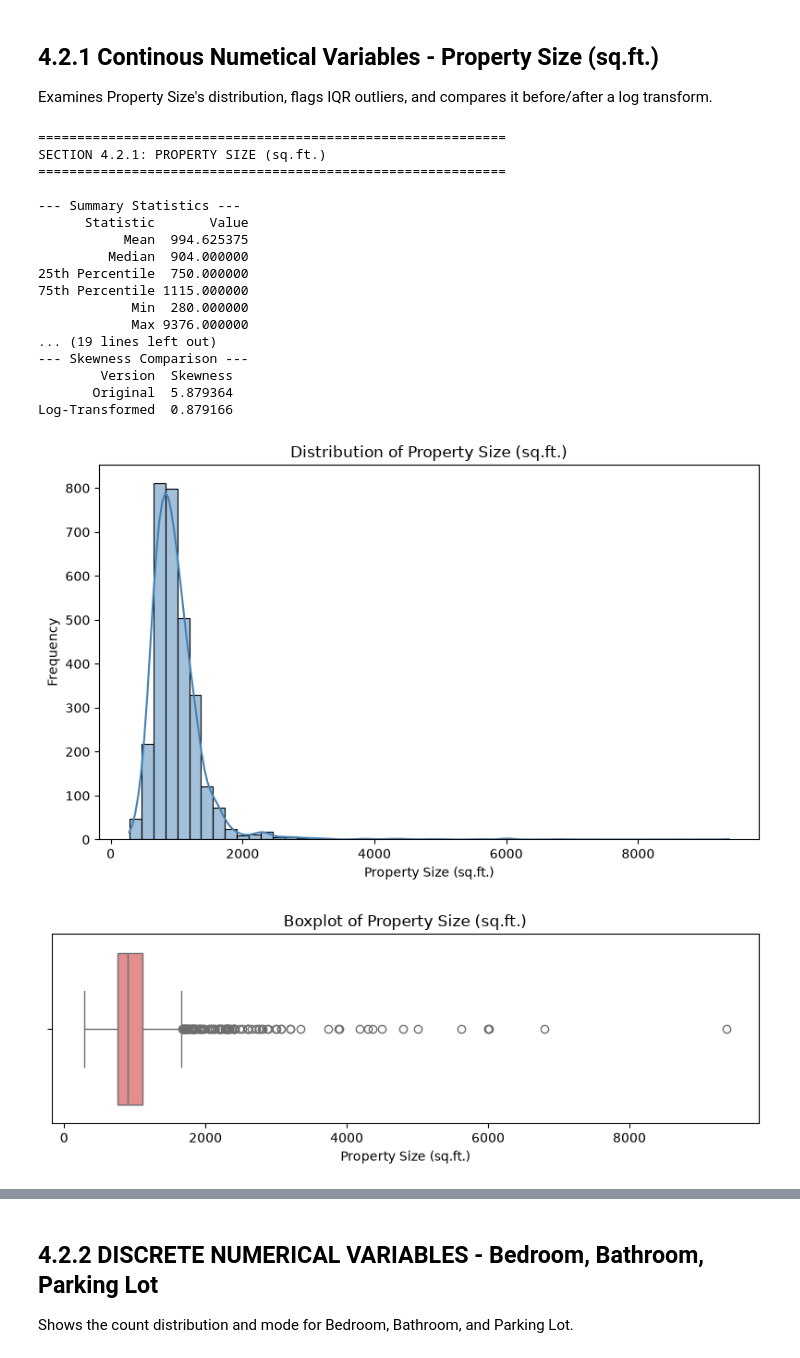
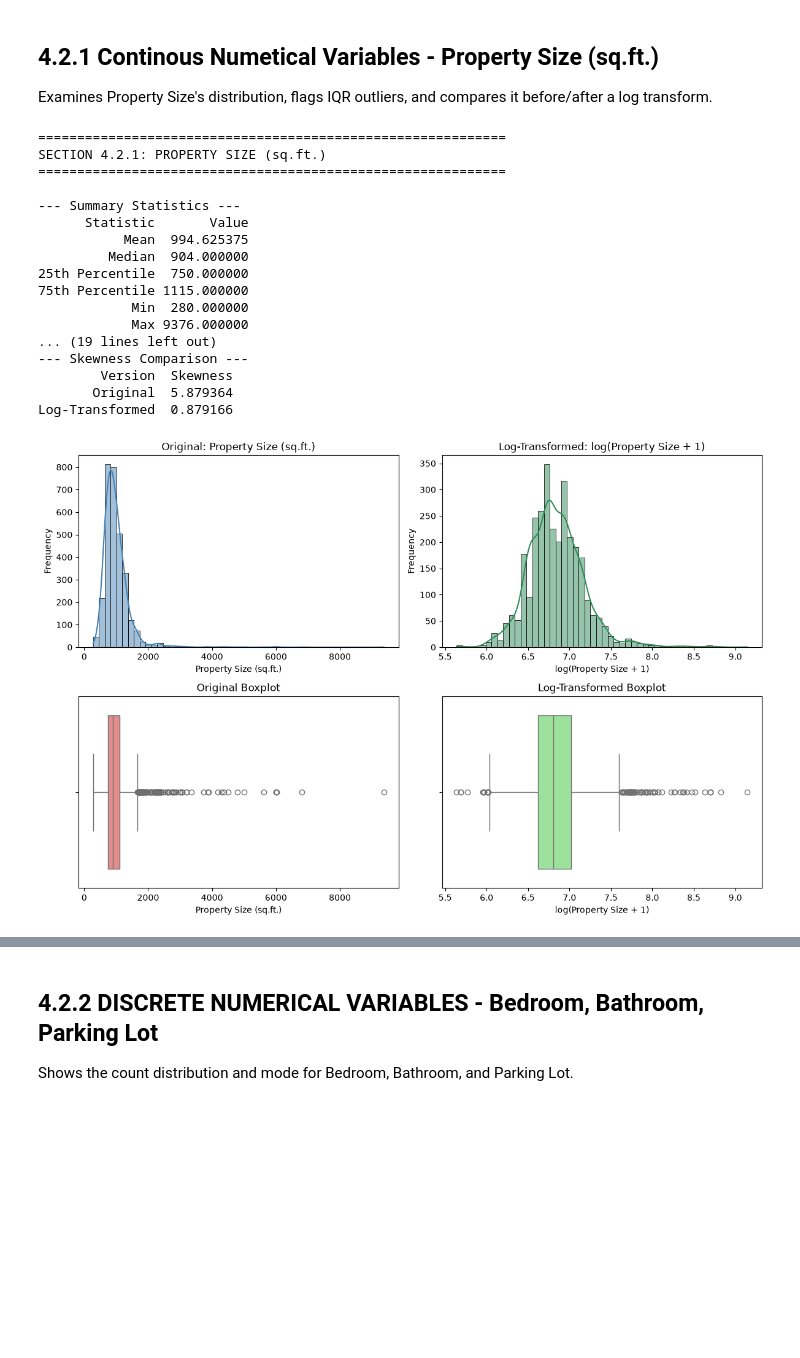
Before and after one commit to Lowzh5/Malaysian-Condominium-Prices-Data, a Jupyter notebook: src/eda.ipynb, the cells around one changed output, grey strips where cells are left out. Drawn from its saved outputs; the diff is of its cells as text; code cells hidden in the pictures; blank space fills up the shorter version.

```diff
--- a/src/eda.ipynb
+++ b/src/eda.ipynb
@@ -346,21 +349,6 @@ print("SECTION 4.2.1: PROPERTY SIZE (sq.ft.)")
 print("=" * 60)
 
 size = df['Property Size'].dropna()
-
-# --- Histogram ---
-plt.figure(figsize=(8, 5))
-sns.histplot(size, bins=50, kde=True, color='steelblue')
-plt.title('Distribution of Property Size (sq.ft.)')
-plt.xlabel('Property Size (sq.ft.)')
-plt.ylabel('Frequency')
-plt.tight_layout()
-
-# --- Boxplot ---
-plt.figure(figsize=(8, 3))
-sns.boxplot(x=size, color='lightcoral')
-plt.title('Boxplot of Property Size (sq.ft.)')
-plt.xlabel('Property Size (sq.ft.)')
-plt.tight_layout()
 
 # --- Summary statistics ---
 summary_table = pd.DataFrame({
@@ -398,37 +386,42 @@ log_size = df['log_Property_Size'].dropna()
 fig, axes = plt.subplots(2, 2, figsize=(12, 8))
 sns.histplot(size, bins=50, kde=True, color='steelblue', ax=axes[0, 0])
 axes[0, 0].set_title('Original: Property Size (sq.ft.)')
+axes[0, 0].set_xlabel('Property Size (sq.ft.)')
+axes[0, 0].set_ylabel('Frequency')
 sns.histplot(log_size, bins=50, kde=True, color='seagreen', ax=axes[0, 1])
 axes[0, 1].set_title('Log-Transformed: log(Property Size + 1)')
+axes[0, 1].set_xlabel('log(Property Size + 1)')
+axes[0, 1].set_ylabel('Frequency')
 sns.boxplot(x=size, color='lightcoral', ax=axes[1, 0])
 axes[1, 0].set_title('Original Boxplot')
+axes[1, 0].set_xlabel('Property Size (sq.ft.)')
 sns.boxplot(x=log_size, color='lightgreen', ax=axes[1, 1])
 axes[1, 1].set_title('Log-Transformed Boxplot')
+axes[1, 1].set_xlabel('log(Property Size + 1)')
 plt.tight_layout()
 
 skew_table = pd.DataFrame({
     'Version': ['Original', 'Log-Transformed'],
     'Skewness': [stats.skew(size), stats.skew(log_size)]
 })
 print("\n--- Skewness Comparison ---")
 print(skew_table.to_string(index=False))
 # %% [output]
 ============================================================
 SECTION 4.2.1: PROPERTY SIZE (sq.ft.)
 ============================================================
 
 --- Summary Statistics ---
       Statistic       Value
            Mean  994.625375
          Median  904.000000
 25th Percentile  750.000000
 75th Percentile 1115.000000
             Min  280.000000
             Max 9376.000000
 ... (19 lines left out)
 --- Skewness Comparison ---
         Version  Skewness
        Original  5.879364
 Log-Transformed  0.879166
-[figure, old version]
+[figure, new version]
-[figure, removed]
```
Also changed, not shown: parts of 6 cells of this notebook, 8 other files.
